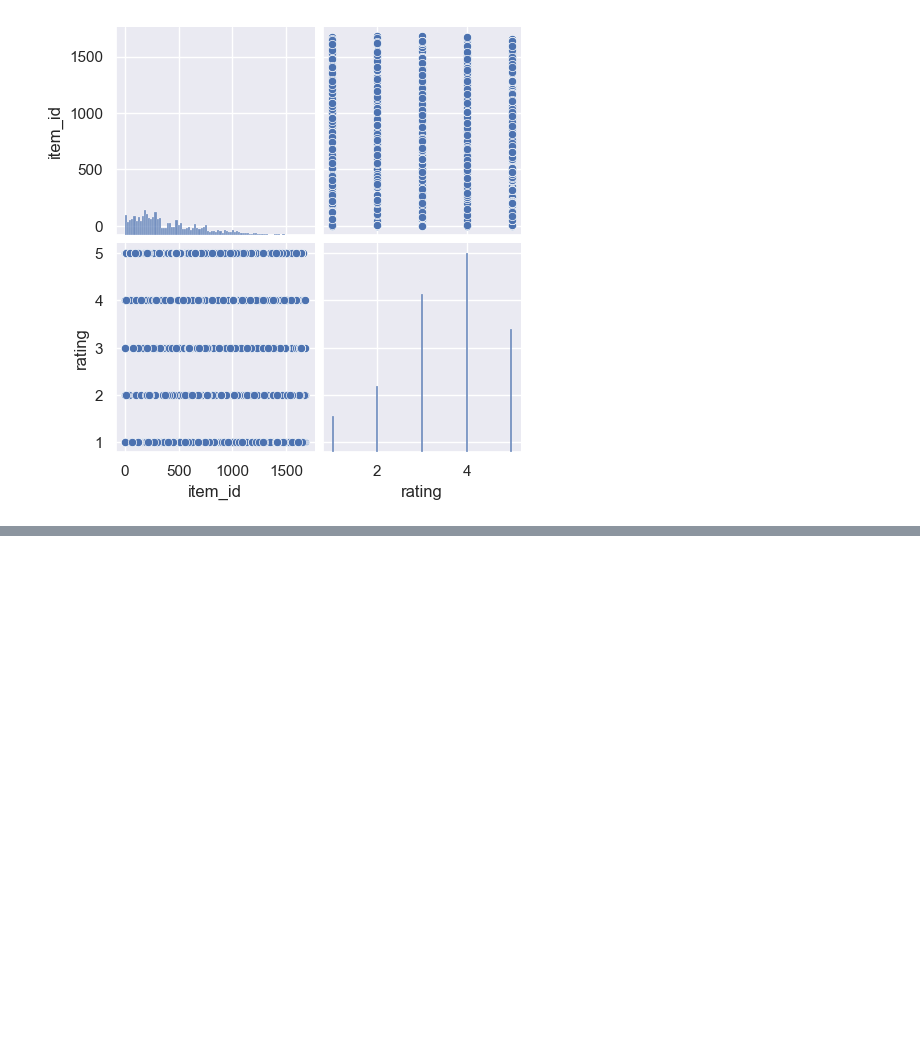
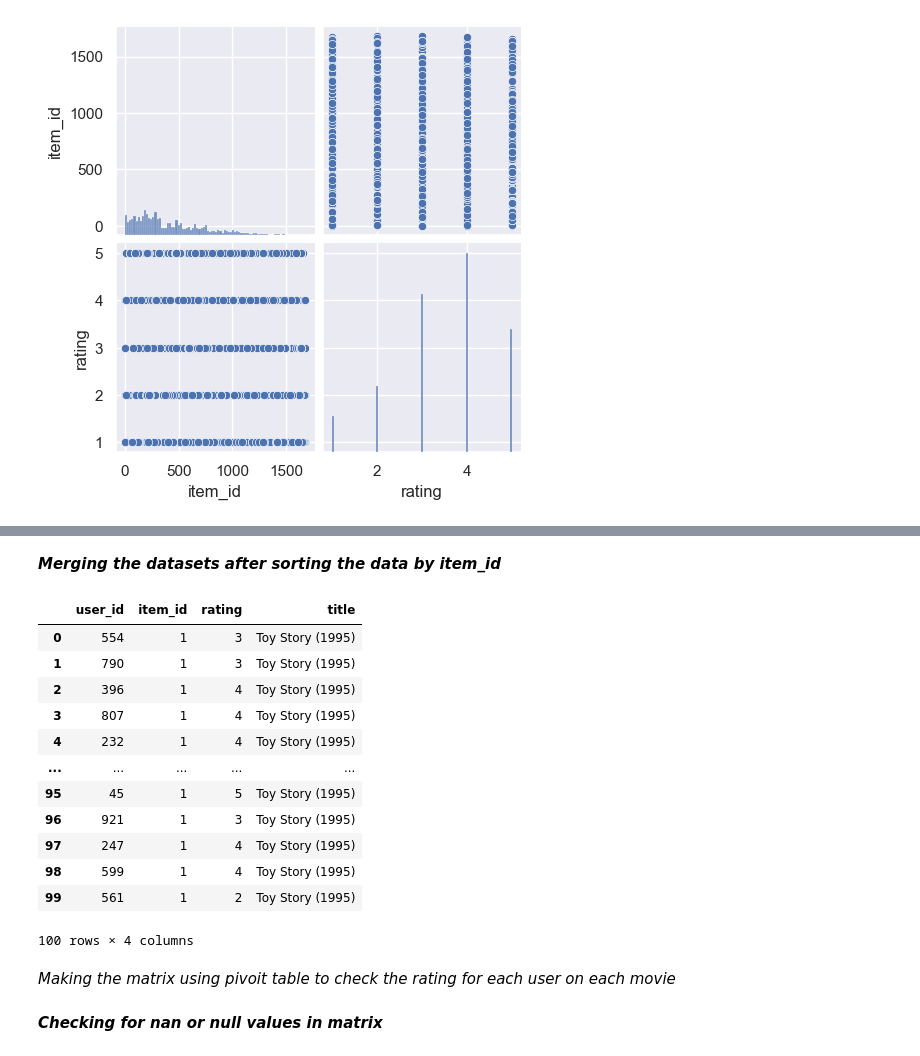
Before and after one commit to Zaq00/Movie-Recomender-System, a Jupyter notebook: model.ipynb, the cells around one changed output, grey strips where cells are left out. Drawn from its saved outputs; the diff is of its cells as text; code cells hidden in the pictures; blank space fills up the shorter version.

```diff
--- a/model.ipynb
+++ b/model.ipynb
@@ -74,0 +109,21 @@ plt.show()
+# %% [markdown]
+***Merging the datasets after sorting the data by item_id***
+# %%
+m_data = pd.merge(data, titles, on='item_id', how='inner')
+m_data.head(100)
+# %% [output]
+|  | user_id | item_id | rating | title |
+| 0 | 554 | 1 | 3 | Toy Story (1995) |
+| 1 | 790 | 1 | 3 | Toy Story (1995) |
+| 2 | 396 | 1 | 4 | Toy Story (1995) |
+| 3 | 807 | 1 | 4 | Toy Story (1995) |
+| 4 | 232 | 1 | 4 | Toy Story (1995) |
+| ... | ... | ... | ... | ... |
+| 95 | 45 | 1 | 5 | Toy Story (1995) |
+| 96 | 921 | 1 | 3 | Toy Story (1995) |
+| 97 | 247 | 1 | 4 | Toy Story (1995) |
+| 98 | 599 | 1 | 4 | Toy Story (1995) |
+| 99 | 561 | 1 | 2 | Toy Story (1995) |
+100 rows × 4 columns
+# %% [markdown]
+*Making the matrix using pivoit table to check the rating for each user on each movie*
@@ -74,0 +133,2 @@ plt.show()
+# %% [markdown]
+***Checking for nan or null values in matrix***
```
Also changed, not shown: parts of 20 cells of this notebook.
